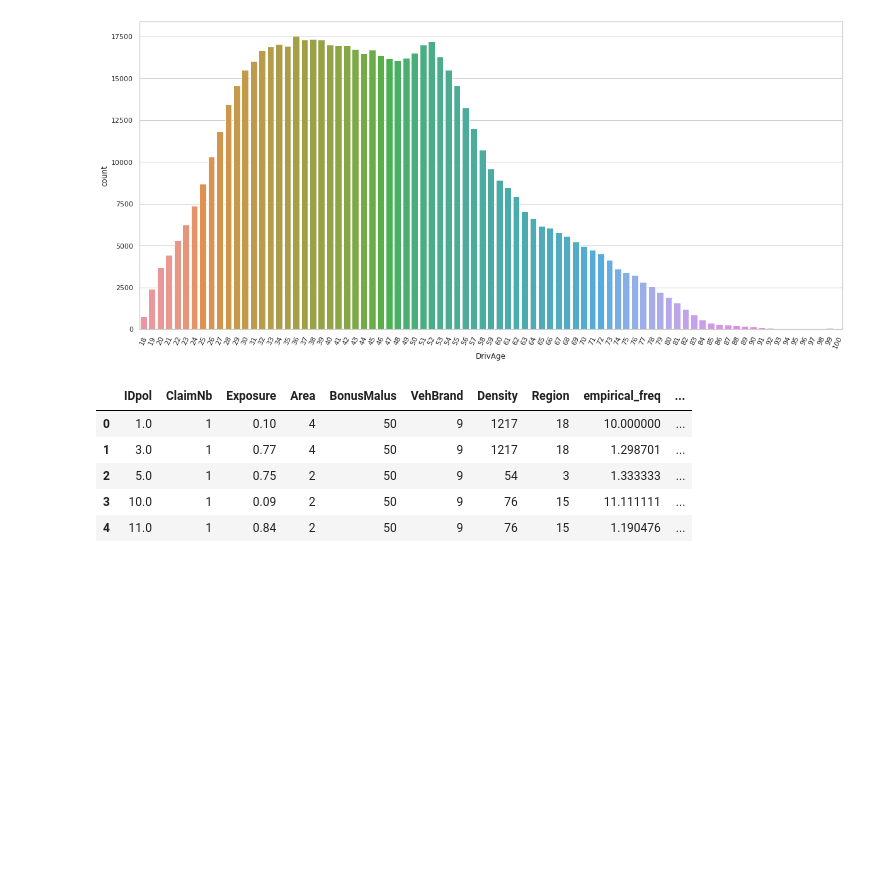
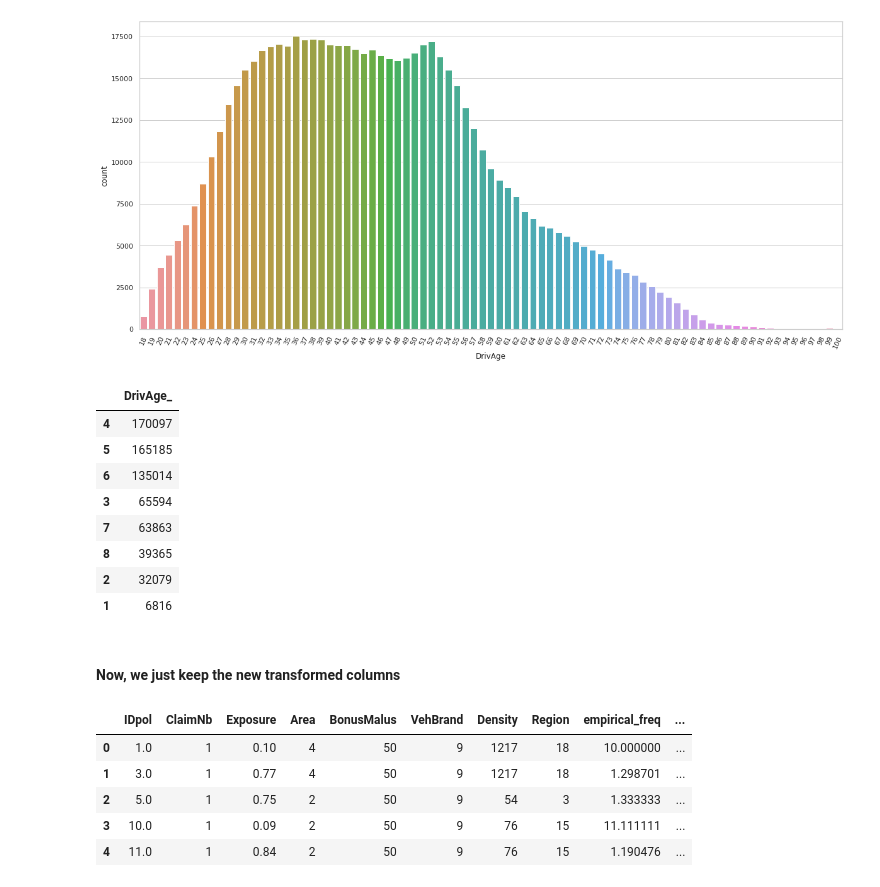
Before and after one commit to JulianTrufero/Claims-Frequency-Predicitons, a Jupyter notebook: claims_data.ipynb, the cells around one changed output. Drawn from its saved outputs; the diff is of its cells as text; code cells hidden in the pictures; blank space fills up the shorter version.

```diff
--- a/claims_data.ipynb
+++ b/claims_data.ipynb
@@ -286,6 +283,21 @@ def drivage_gr(x):
         return 8
 # %%
 claimsdf['DrivAge_'] = claimsdf.DrivAge.apply(lambda x: drivage_gr(x))
+# %%
+drivers_age = pd.DataFrame(claimsdf.DrivAge_.value_counts())
+drivers_age
+# %% [output]
+|  | DrivAge_ |
+| 4 | 170097 |
+| 5 | 165185 |
+| 6 | 135014 |
+| 3 | 65594 |
+| 7 | 63863 |
+| 8 | 39365 |
+| 2 | 32079 |
+| 1 | 6816 |
+# %% [markdown]
+#### Now, we just keep the new transformed columns
 # %%
 claimsdf.drop(columns=['VehPower', 'VehAge', 'DrivAge'], inplace=True)
 # %%
```
Also changed, not shown: parts of 4 cells of this notebook.
